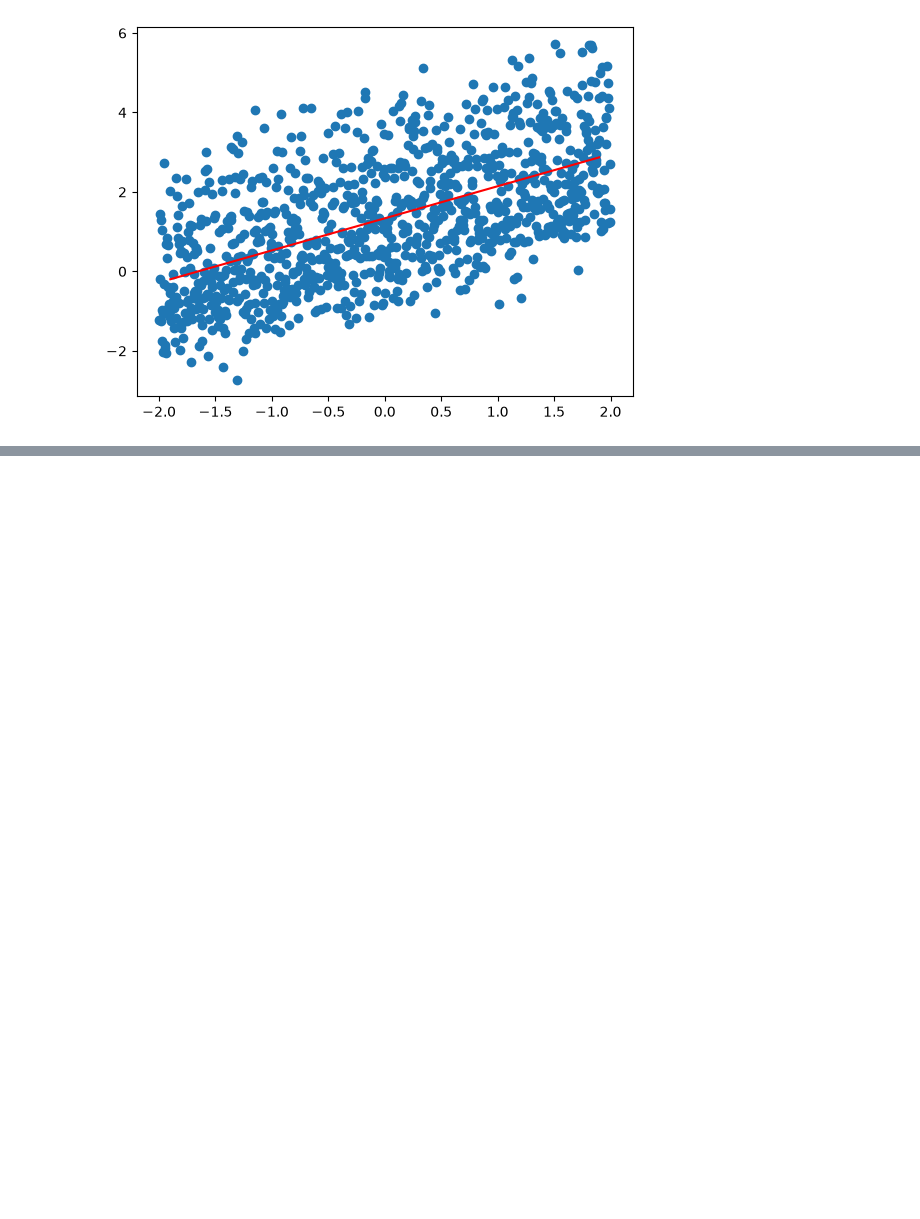
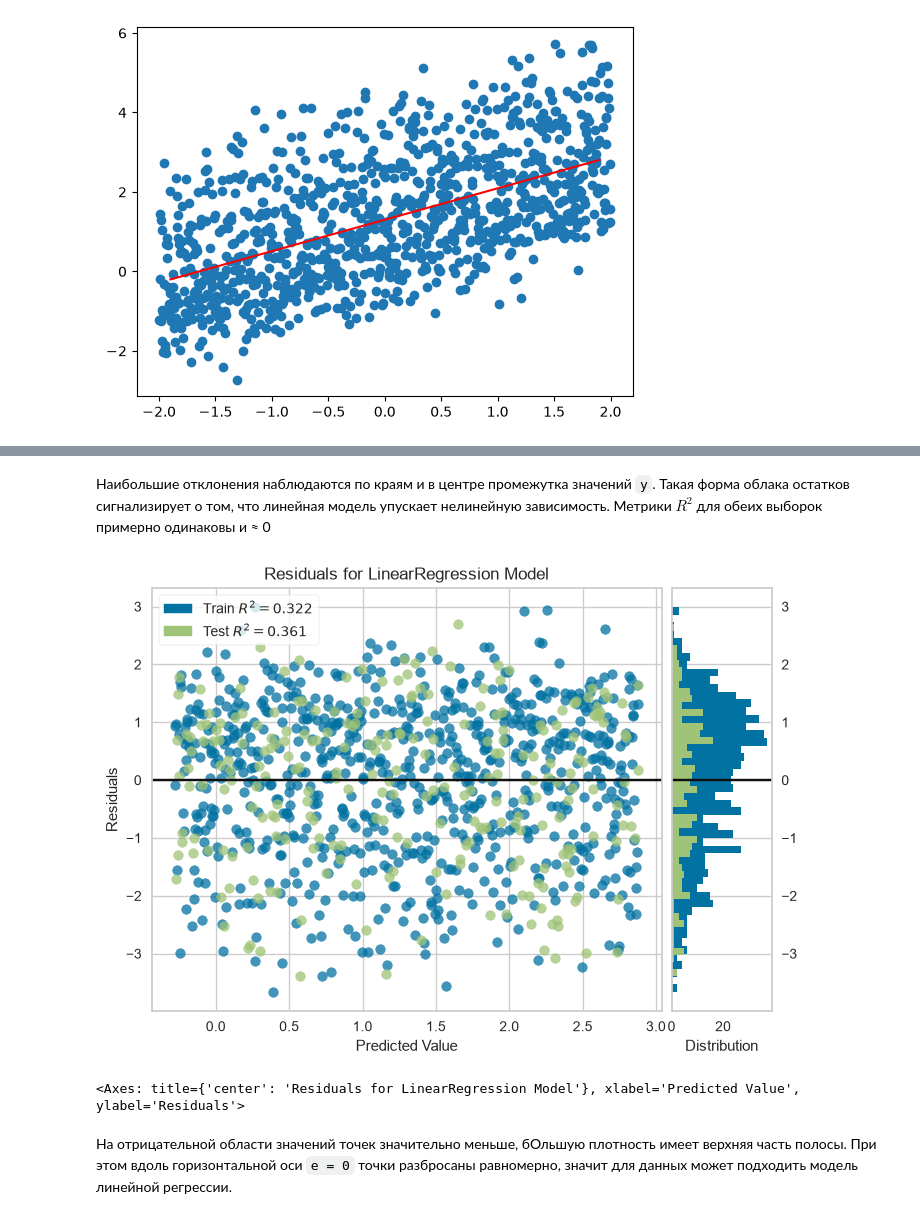
Before and after one commit to AlekseevaAnna1/data-analytics-labs, a Jupyter notebook: ЛР3_Алексеева_1.ipynb, the cells around one changed output, grey strips where cells are left out. Drawn from its saved outputs; the diff is of its cells as text; code cells hidden in the pictures; blank space fills up the shorter version.

Commit message:
Часть 1 - Построение графиков остатков

```diff
--- a/ЛР3_Алексеева_1.ipynb
+++ b/ЛР3_Алексеева_1.ipynb
@@ -260,0 +264,12 @@ ModuleNotFoundError: No module named 'yellowbrick'
+# %% [markdown]
+Наибольшие отклонения наблюдаются по краям и в центре промежутка значений `y`. Такая форма облака остатков сигнализирует о том, что линейная модель упускает нелинейную зависимость. Метрики $R^2$ для обеих выборок примерно одинаковы и ≈ 0
+# %%
+visualizer2 = ResidualsPlot(LinearRegression(), force_model=True)
+visualizer2.fit(np.array(X_train2).reshape(-1, 1), y_train2)
+visualizer2.score(np.array(X_test2).reshape(-1, 1), y_test2)
+visualizer2.show()
+# %% [output]
+[figure, added]
+<Axes: title={'center': 'Residuals for LinearRegression Model'}, xlabel='Predicted Value', ylabel='Residuals'>
+# %% [markdown]
+На отрицательной области значений точек значительно меньше, бОльшую плотность имеет верхняя часть полосы. При этом вдоль горизонтальной оси `e = 0` точки разбросаны равномерно, значит для данных может подходить модель линейной регрессии.
```
Also changed, not shown: parts of 11 cells of this notebook.
